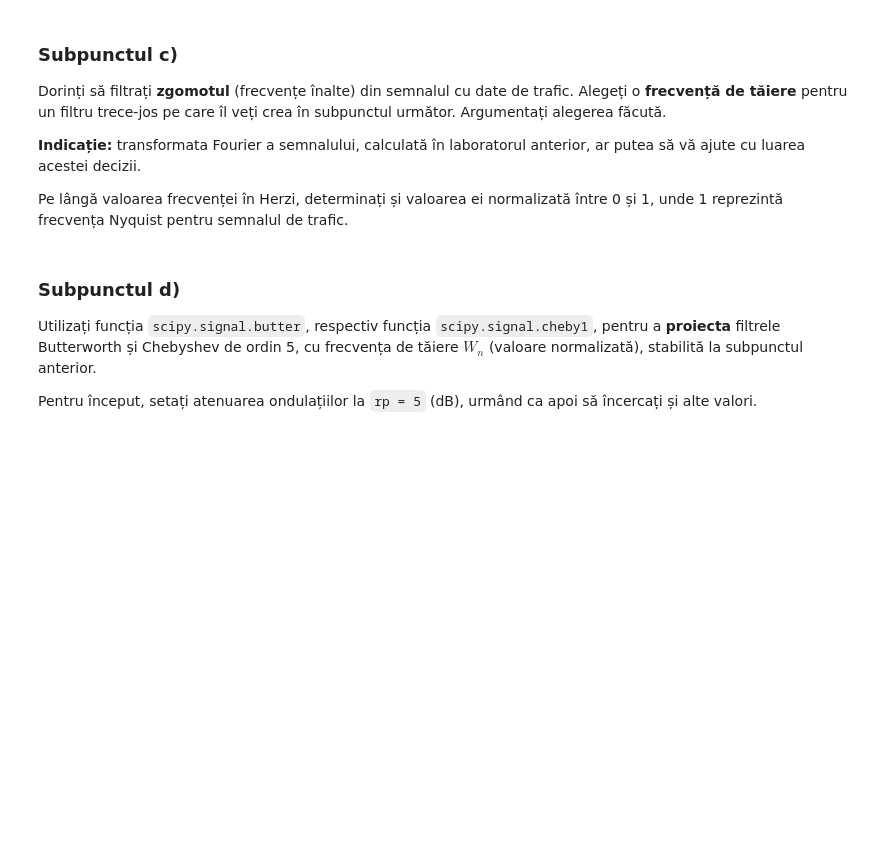
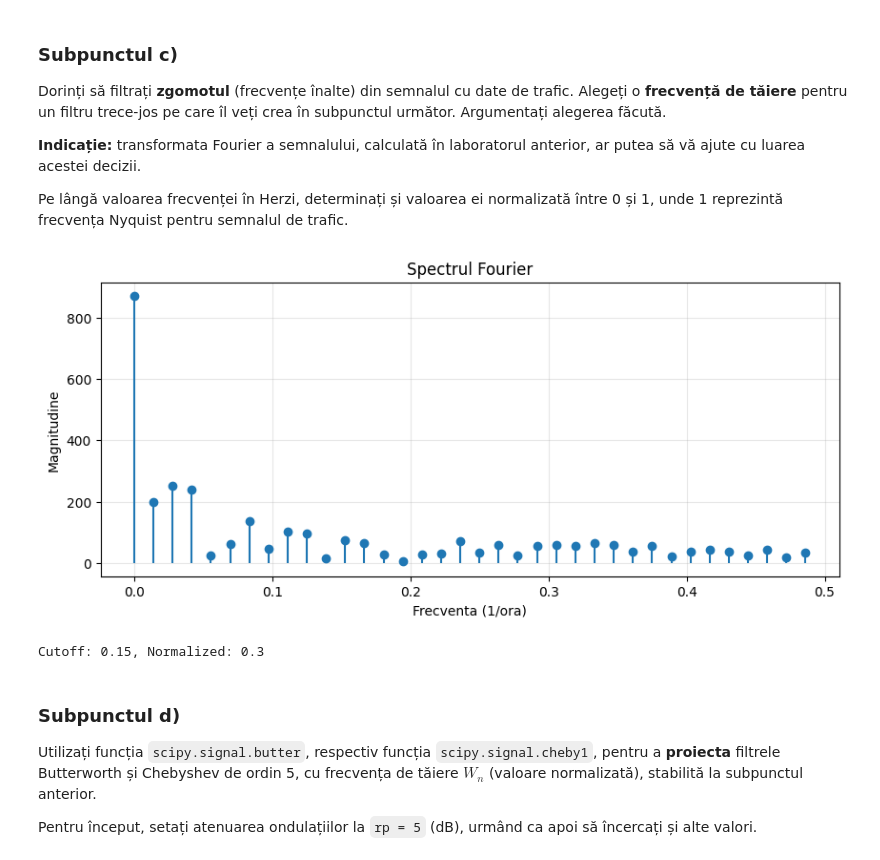
Before and after one commit to Glosperx/Semnale, a Jupyter notebook: ps-lab-9-Cojoaca_Alexandru.ipynb, the cells around one changed output. Drawn from its saved outputs; the diff is of its cells as text; code cells hidden in the pictures; blank space fills up the shorter version.

```diff
--- a/ps-lab-9-Cojoaca_Alexandru.ipynb
+++ b/ps-lab-9-Cojoaca_Alexandru.ipynb
@@ -117,6 +138,26 @@ Dorinți să filtrați **zgomotul** (frecvențe înalte) din semnalul cu date de
 **Indicație:** transformata Fourier a semnalului, calculată în laboratorul anterior, ar putea să vă ajute cu luarea acestei decizii.
 
 Pe lângă valoarea frecvenței în Herzi, determinați și valoarea ei normalizată între 0 și 1, unde 1 reprezintă frecvența Nyquist pentru semnalul de trafic.
+# %%
+fft_vals = np.fft.fft(data_3)
+freq_axis = np.fft.fftfreq(len(data_3), d=1)
+mag = np.abs(fft_vals)
+
+plt.figure(figsize=(10, 4))
+plt.stem(freq_axis[:len(freq_axis)//2], mag[:len(freq_axis)//2], basefmt=' ')
+plt.xlabel('Frecventa (1/ora)')
+plt.ylabel('Magnitudine')
+plt.title('Spectrul Fourier')
+plt.grid(True, alpha=0.3)
+plt.show()
+
+cutoff = 0.15
+nyquist = 0.5
+norm_cutoff = cutoff / nyquist
+print(f'Cutoff: {cutoff}, Normalized: {norm_cutoff}')
+# %% [output]
+[figure, added]
+Cutoff: 0.15, Normalized: 0.3
 # %% [markdown]
 ### Subpunctul d)
 
```
Also changed, not shown: parts of 5 cells of this notebook.
